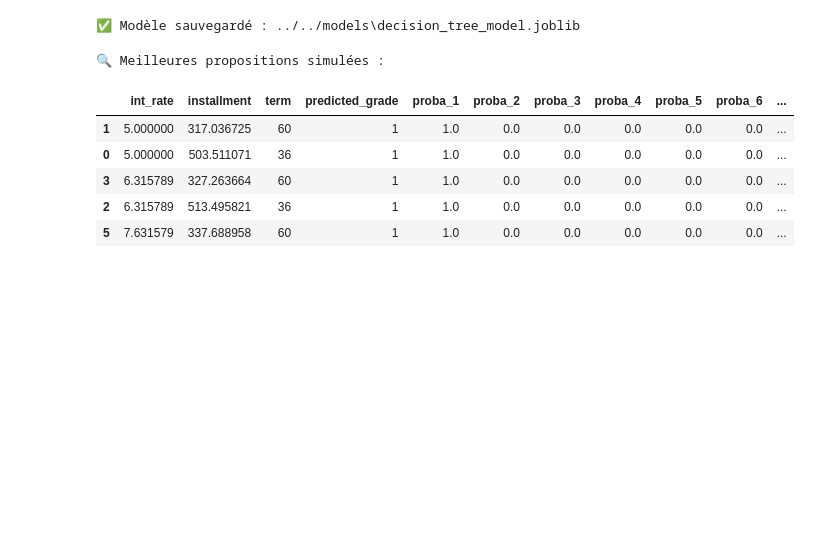
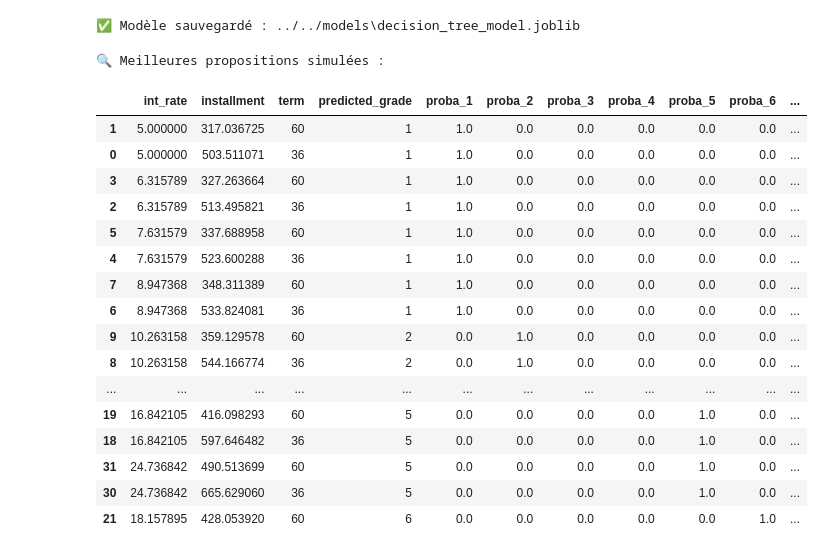
Before and after one commit to pierre-gh-perso/Projet-Credit-pour-tous, a Jupyter notebook: notebooks/discovery/6.modeling_decision_tree_grade.ipynb, the cells around one changed output. Cells and saved outputs as stored; diff of their text form; code cells hidden in the pictures; blank space fills up the shorter version.

```diff
--- a/notebooks/discovery/6.modeling_decision_tree_grade.ipynb
+++ b/notebooks/discovery/6.modeling_decision_tree_grade.ipynb
@@ -464,34 +465,45 @@ def generate_cases(base_features):
 df_cases = generate_cases(base_features)
 
 # === 4. PASSAGE DANS LE MODÈLE DE CLASSIFICATION ===
 features_to_use = ['loan_amnt', 'emp_length', 'annual_inc',
                    'home_ownership_encoded', 'purpose_encoded',
                    'int_rate', 'installment', 'term']
 
 X = df_cases[features_to_use]
 df_cases['predicted_grade'] = clf_model.predict(X)
 
 # Si tu veux : récupérer aussi les probabilités de chaque grade
 probas = clf_model.predict_proba(X)
 df_probas = pd.DataFrame(probas, columns=[f"proba_{c}" for c in clf_model.classes_])
 df_cases = pd.concat([df_cases, df_probas], axis=1)
 
 # === 5. TRI DES MEILLEURES PROPOSITIONS ===
 # Critère 1 : meilleure probabilité sur le grade le plus haut (ex. A ou B)
 # Critère 2 : taux le plus bas compatible avec un bon grade
-best = df_cases.sort_values(by=["predicted_grade", "int_rate", "installment"]).head(5)
+best = df_cases.sort_values(by=["predicted_grade", "int_rate", "installment"]).head(25)
 
 # === 6. AFFICHAGE ===
 print("🔍 Meilleures propositions simulées :")
 best[['int_rate', 'installment', 'term', 'predicted_grade'] + [f"proba_{c}" for c in clf_model.classes_]]
 # %% [output]
 🔍 Meilleures propositions simulées :
 |  | int_rate | installment | term | predicted_grade | proba_1 | proba_2 | proba_3 | proba_4 | proba_5 | proba_6 | ... |
 | 1 | 5.000000 | 317.036725 | 60 | 1 | 1.0 | 0.0 | 0.0 | 0.0 | 0.0 | 0.0 | ... |
 | 0 | 5.000000 | 503.511071 | 36 | 1 | 1.0 | 0.0 | 0.0 | 0.0 | 0.0 | 0.0 | ... |
 | 3 | 6.315789 | 327.263664 | 60 | 1 | 1.0 | 0.0 | 0.0 | 0.0 | 0.0 | 0.0 | ... |
 | 2 | 6.315789 | 513.495821 | 36 | 1 | 1.0 | 0.0 | 0.0 | 0.0 | 0.0 | 0.0 | ... |
 | 5 | 7.631579 | 337.688958 | 60 | 1 | 1.0 | 0.0 | 0.0 | 0.0 | 0.0 | 0.0 | ... |
+| 4 | 7.631579 | 523.600288 | 36 | 1 | 1.0 | 0.0 | 0.0 | 0.0 | 0.0 | 0.0 | ... |
+| 7 | 8.947368 | 348.311389 | 60 | 1 | 1.0 | 0.0 | 0.0 | 0.0 | 0.0 | 0.0 | ... |
+| 6 | 8.947368 | 533.824081 | 36 | 1 | 1.0 | 0.0 | 0.0 | 0.0 | 0.0 | 0.0 | ... |
+| 9 | 10.263158 | 359.129578 | 60 | 2 | 0.0 | 1.0 | 0.0 | 0.0 | 0.0 | 0.0 | ... |
+| 8 | 10.263158 | 544.166774 | 36 | 2 | 0.0 | 1.0 | 0.0 | 0.0 | 0.0 | 0.0 | ... |
+| ... | ... | ... | ... | ... | ... | ... | ... | ... | ... | ... | ... |
+| 19 | 16.842105 | 416.098293 | 60 | 5 | 0.0 | 0.0 | 0.0 | 0.0 | 1.0 | 0.0 | ... |
+| 18 | 16.842105 | 597.646482 | 36 | 5 | 0.0 | 0.0 | 0.0 | 0.0 | 1.0 | 0.0 | ... |
+| 31 | 24.736842 | 490.513699 | 60 | 5 | 0.0 | 0.0 | 0.0 | 0.0 | 1.0 | 0.0 | ... |
+| 30 | 24.736842 | 665.629060 | 36 | 5 | 0.0 | 0.0 | 0.0 | 0.0 | 1.0 | 0.0 | ... |
+| 21 | 18.157895 | 428.053920 | 60 | 6 | 0.0 | 0.0 | 0.0 | 0.0 | 0.0 | 1.0 | ... |
 # %%
 # Filtrer les lignes où le grade est "F" ou "G"
 df_fg = df[df['grade'].isin(['G'])]
```
Also changed, not shown: parts of 1 cell of this notebook, 9 other files.
